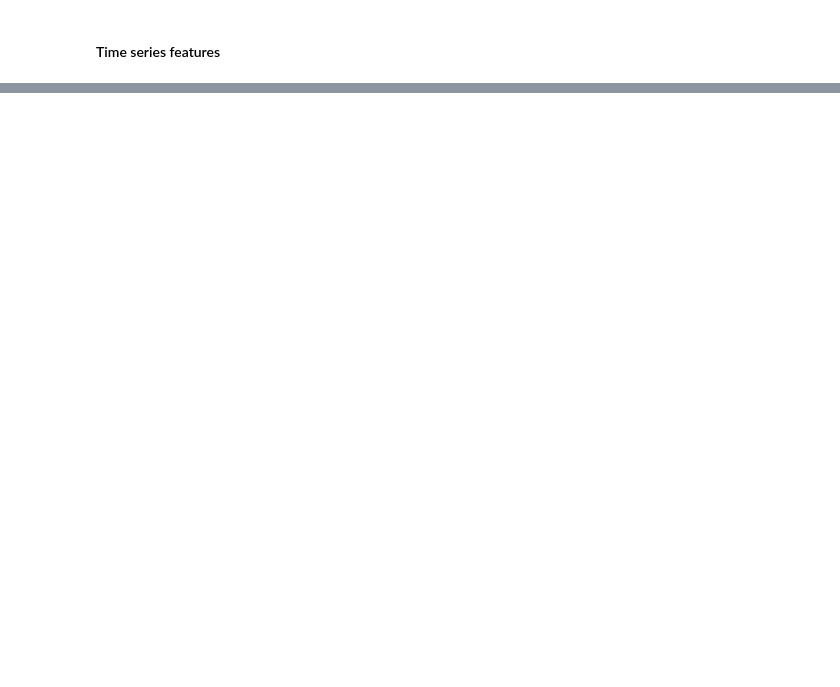
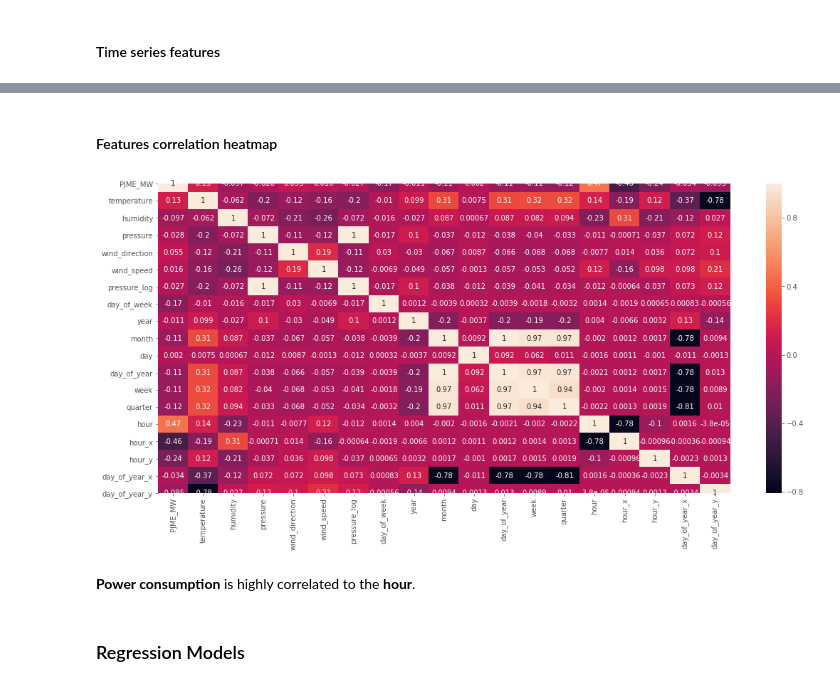
Before and after one commit to azeem2020/Energy-Consumption-Predictions-Analysis, a Jupyter notebook: notebooks/energy_consumption_prediction.ipynb, the cells around one changed output, grey strips where cells are left out. Cells and saved outputs as stored; diff of their text form; code cells hidden in the pictures; blank space fills up the shorter version.

```diff
--- a/notebooks/energy_consumption_prediction.ipynb
+++ b/notebooks/energy_consumption_prediction.ipynb
@@ -174,2 +193,23 @@ plt.show()
 # %% [markdown]
 #### Time series features
+# %%
+final_df = (comb_df.assign( day_of_week = comb_df.index.dayofweek
+                            ,year = comb_df.index.year
+                            ,month = comb_df.index.month
+                            ,day = comb_df.index.day
+                            ,day_of_year = comb_df.index.dayofyear
+
+                            ,week = comb_df.index.week
+                            ,week_day = comb_df.index.weekday_name
+                            ,quarter = comb_df.index.quarter
+                            ,hour = comb_df.index.hour
+                            ,hour_x = np.sin(2.*np.pi*comb_df.index.hour/24.)
+                            ,hour_y = np.cos(2*np.pi*comb_df.index.hour/24.)
+                            ,day_of_year_x = np.sin(2.*np.pi*comb_df.index.dayofyear/365.)
+                            ,day_of_year_y = np.cos(2.*np.pi*comb_df.index.dayofyear/365.)
+                            )
+            )
+
+# df['hourfloat']=df.hour+df.minute/60.0
+# df['x']=np.sin(2.*np.pi*df.hourfloat/24.)
+# df['y']=np.cos(2.*np.pi*df.hourfloat/24.)
@@ -175,0 +225,17 @@ plt.show()
+# %% [markdown]
+#### Features correlation heatmap
+# %%
+fig, ax = plt.subplots(figsize = (18,8))
+corr = final_df.corr()
+ax = sns.heatmap(corr, annot=True,
+            xticklabels = corr.columns.values,
+            yticklabels = corr.columns.values)
+plt.show()
+
+#final_df.corr().round(2)
+# %% [output]
+[figure, added]
+# %% [markdown]
+<b>Power consumption</b> is highly correlated to the <b>hour</b>.
+# %% [markdown]
+### Regression Models
```
Also changed, not shown: parts of 38 cells of this notebook, 8 other files.
